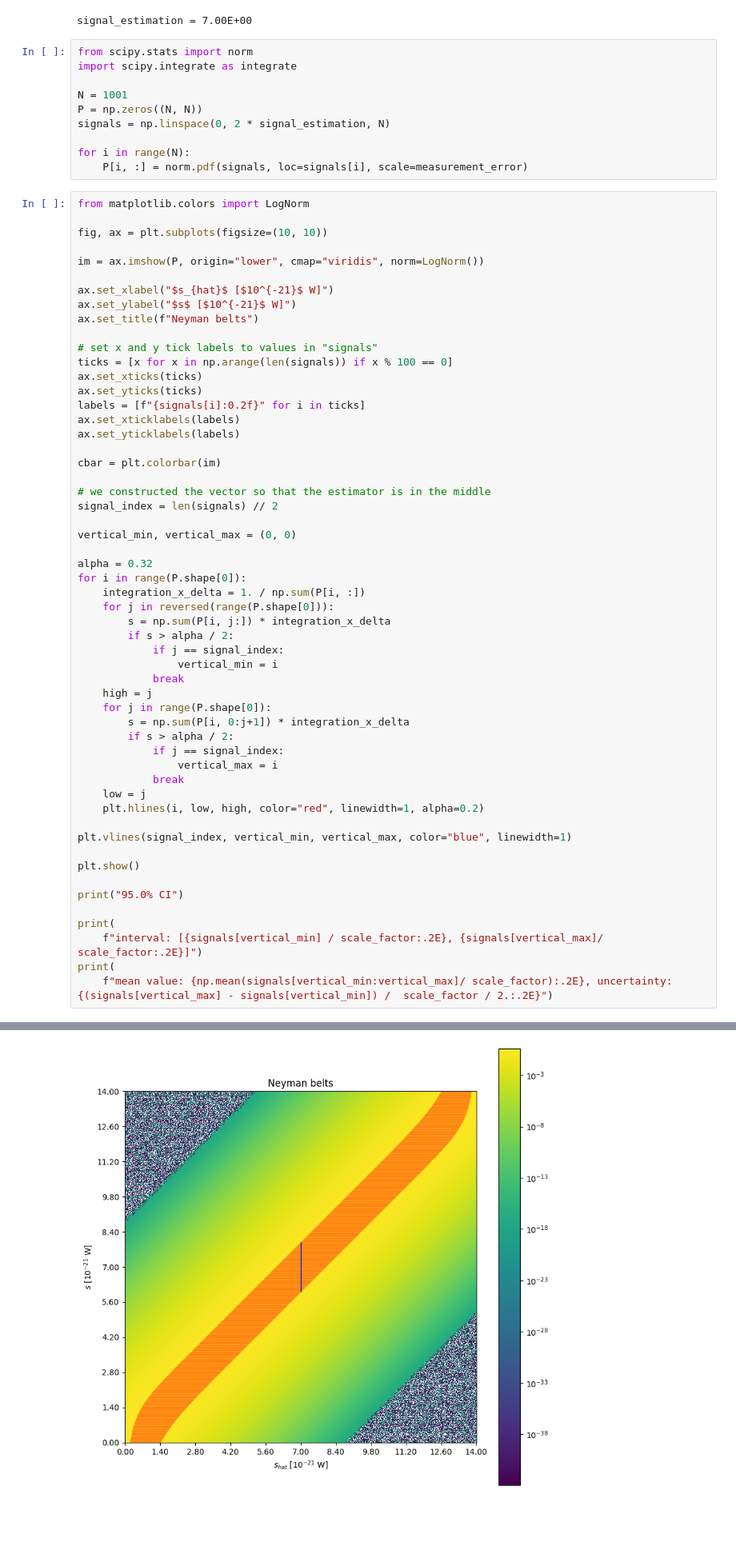
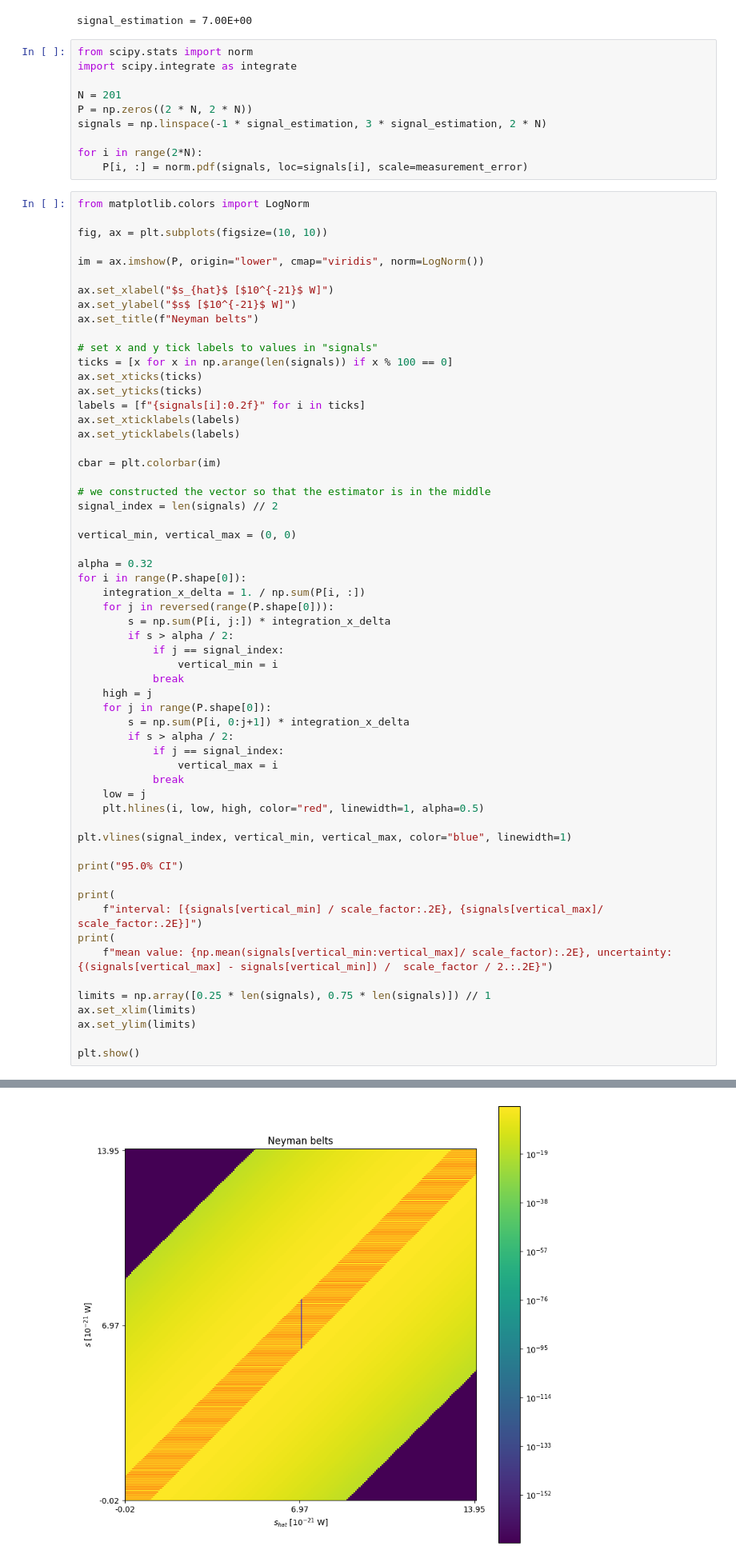
Before and after one commit to Oscar-PL/master-mcm-material, a Jupyter notebook: challenges/Challenge4.ipynb, the cells around one changed output, grey strips where cells are left out. Shown at 80% size. Saved outputs shown, nothing was run; the diff lists cells and outputs as text; blank space fills up the shorter version.

Commit message:
fix bad bands on edges of plot

```diff
--- a/challenges/Challenge4.ipynb
+++ b/challenges/Challenge4.ipynb
@@ -42,11 +42,11 @@ signal_estimation = 7.00E+00
 from scipy.stats import norm
 import scipy.integrate as integrate
 
-N = 1001
-P = np.zeros((N, N))
-signals = np.linspace(0, 2 * signal_estimation, N)
+N = 201
+P = np.zeros((2 * N, 2 * N))
+signals = np.linspace(-1 * signal_estimation, 3 * signal_estimation, 2 * N)
 
-for i in range(N):
+for i in range(2*N):
     P[i, :] = norm.pdf(signals, loc=signals[i], scale=measurement_error)
 # %%
 from matplotlib.colors import LogNorm
@@ -91,11 +91,9 @@ for i in range(P.shape[0]):
                 vertical_max = i
             break
     low = j
-    plt.hlines(i, low, high, color="red", linewidth=1, alpha=0.2)
+    plt.hlines(i, low, high, color="red", linewidth=1, alpha=0.5)
 
 plt.vlines(signal_index, vertical_min, vertical_max, color="blue", linewidth=1)
-
-plt.show()
 
 print("95.0% CI")
 
@@ -103,4 +101,10 @@ print(
     f"interval: [{signals[vertical_min] / scale_factor:.2E}, {signals[vertical_max]/ scale_factor:.2E}]")
 print(
     f"mean value: {np.mean(signals[vertical_min:vertical_max]/ scale_factor):.2E}, uncertainty: {(signals[vertical_max] - signals[vertical_min]) /  scale_factor / 2.:.2E}")
+
+limits = np.array([0.25 * len(signals), 0.75 * len(signals)]) // 1
+ax.set_xlim(limits)
+ax.set_ylim(limits)
+
+plt.show()
 # %% [output]
@@ -107 +114 @@ print(
-[figure, old version]
+[figure, new version]
```
Also changed, not shown: parts of 1 cell of this notebook.
